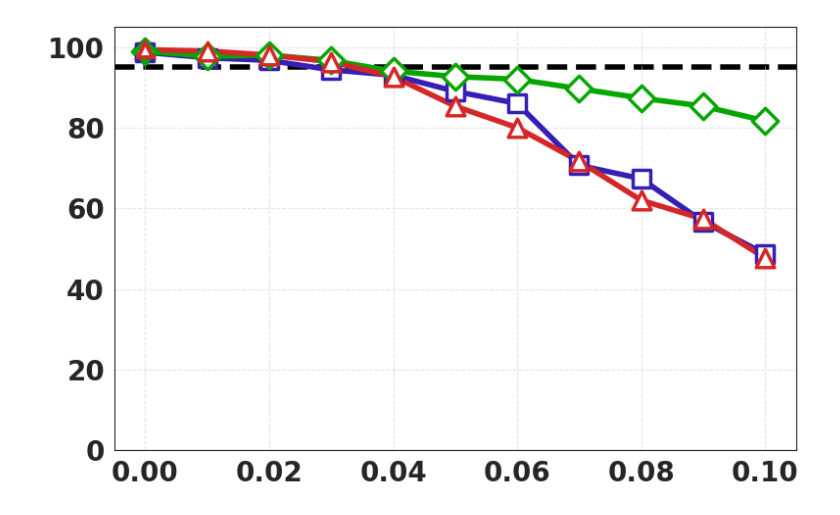
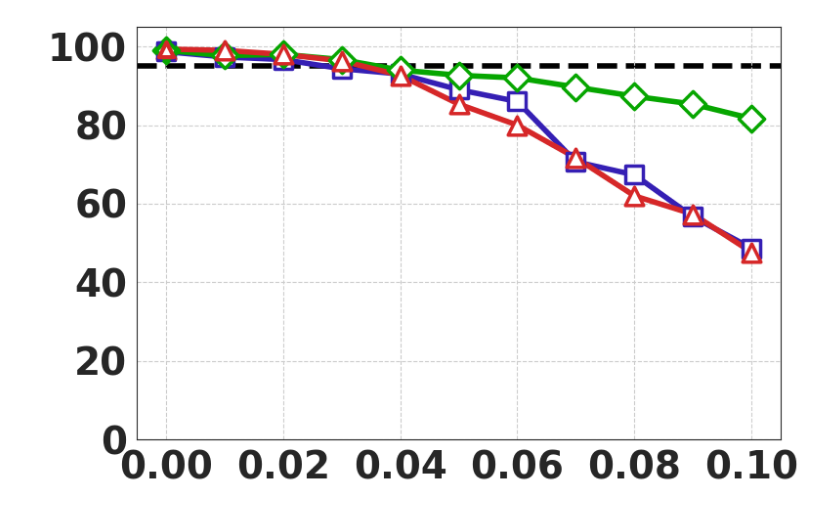
Before and after one commit to yuuharu11/LNN-control, a Jupyter notebook: robomimic/myscript/make-graph/error_injection.ipynb, the cells around one changed output. Cells and saved outputs as stored; diff of their text form; code cells hidden in the pictures.

```diff
--- a/robomimic/myscript/make-graph/error_injection.ipynb
+++ b/robomimic/myscript/make-graph/error_injection.ipynb
@@ -41,35 +41,37 @@ for unit in units:
             group_col = "seed"
         else:
             df_all["seed"] = df_all["name"].str.extract(r"seed(\d+)").astype(float)
             group_col = "seed"
         # seedごとに最大success_rateを抽出
         df_max = df_all.loc[df_all.groupby(group_col)["success_rate"].idxmax()]
         # 成績上位3つのseedを選び平均化
         top3 = df_max.nlargest(3, "success_rate")
         mean_success = top3["success_rate"].mean()
         results.append({"unit": unit, "gaussian": g, "mean_success": mean_success})
 
 import seaborn as sns
 sns.set_style("white")
 results_df = pd.DataFrame(results)
 plt.figure(figsize=(8,5))
 for unit, color, marker in zip(units, [custom_colors["u64"], custom_colors["u128"], custom_colors["u256"]], [markers["u64"], markers["u128"], markers["u256"]]):
     df_u = results_df[results_df["unit"] == unit]
     # 0.0のときだけ図形を左軸の上に描画
     if 0.0 in df_u["gaussian"].values:
         y0 = df_u[df_u["gaussian"] == 0.0]["mean_success"].values[0]
         plt.scatter([0.0], [y0*100], marker=marker, s=120, facecolors="white", edgecolors=color, linewidths=3, zorder=3)
     plt.plot(df_u["gaussian"], df_u["mean_success"]*100, color=color, linewidth=4, zorder=1)
     plt.scatter(df_u["gaussian"], df_u["mean_success"]*100, marker=marker, s=180, facecolors="white", edgecolors=color, linewidths=2.5, zorder=2)
 plt.ylim(0, 105)
-plt.xticks(np.arange(0.0, 0.11, 0.02), fontsize=20, fontweight="bold")
-plt.yticks(np.arange(0, 101, 20), fontsize=20, fontweight="bold")
+plt.xticks(np.arange(0.0, 0.11, 0.02), fontsize=28, fontweight="bold")
+plt.yticks(np.arange(0, 101, 20), fontsize=28, fontweight="bold")
 plt.xlabel("")
 plt.ylabel("")
 plt.axhline(95, color="black", linestyle="--", linewidth=4, zorder=0)
-
-plt.grid(True, linestyle="--", alpha=0.5)
+import matplotlib.ticker as ticker
+ax = plt.gca()
+ax.xaxis.set_major_locator(ticker.MaxNLocator(6))
+plt.grid(True, linestyle="--")
 plt.tight_layout()
 plt.show()
 # %% [output]
-[figure, old version]
+[figure, new version]
```
Also changed, not shown: parts of 1 cell of this notebook, 56 other files.
